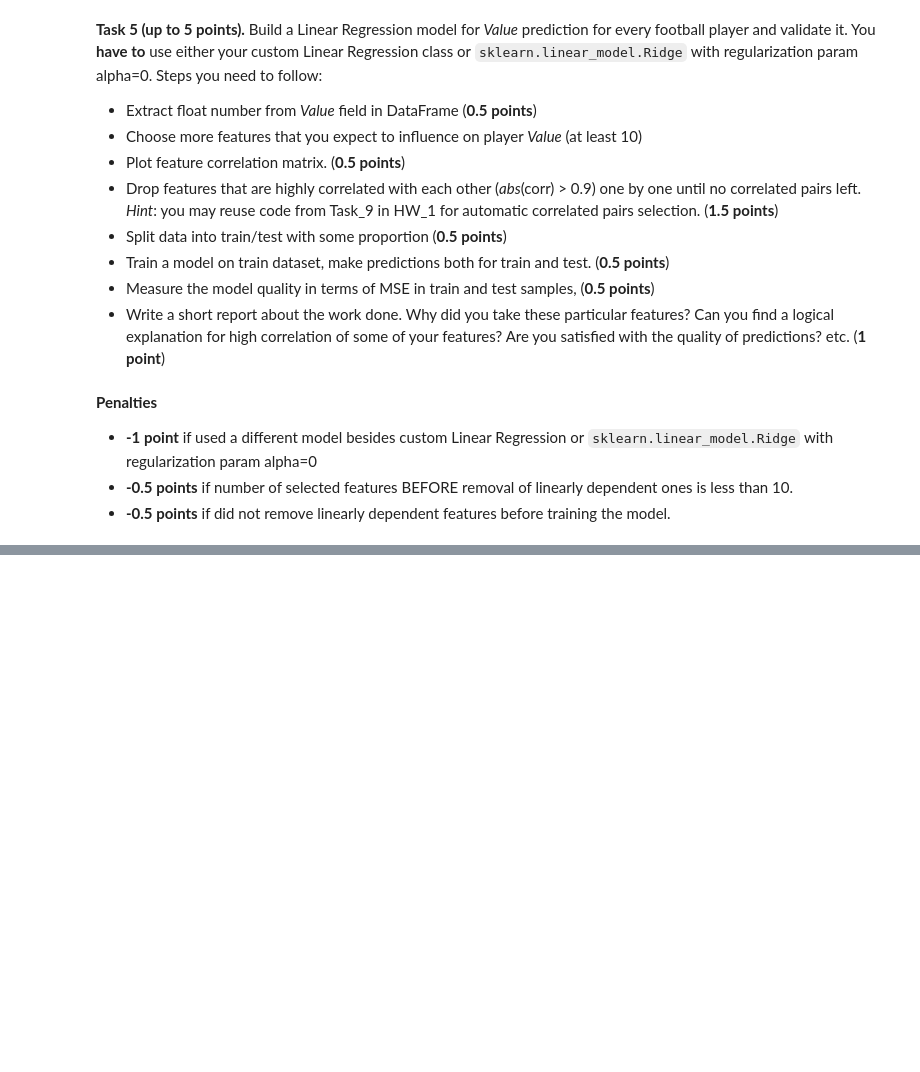
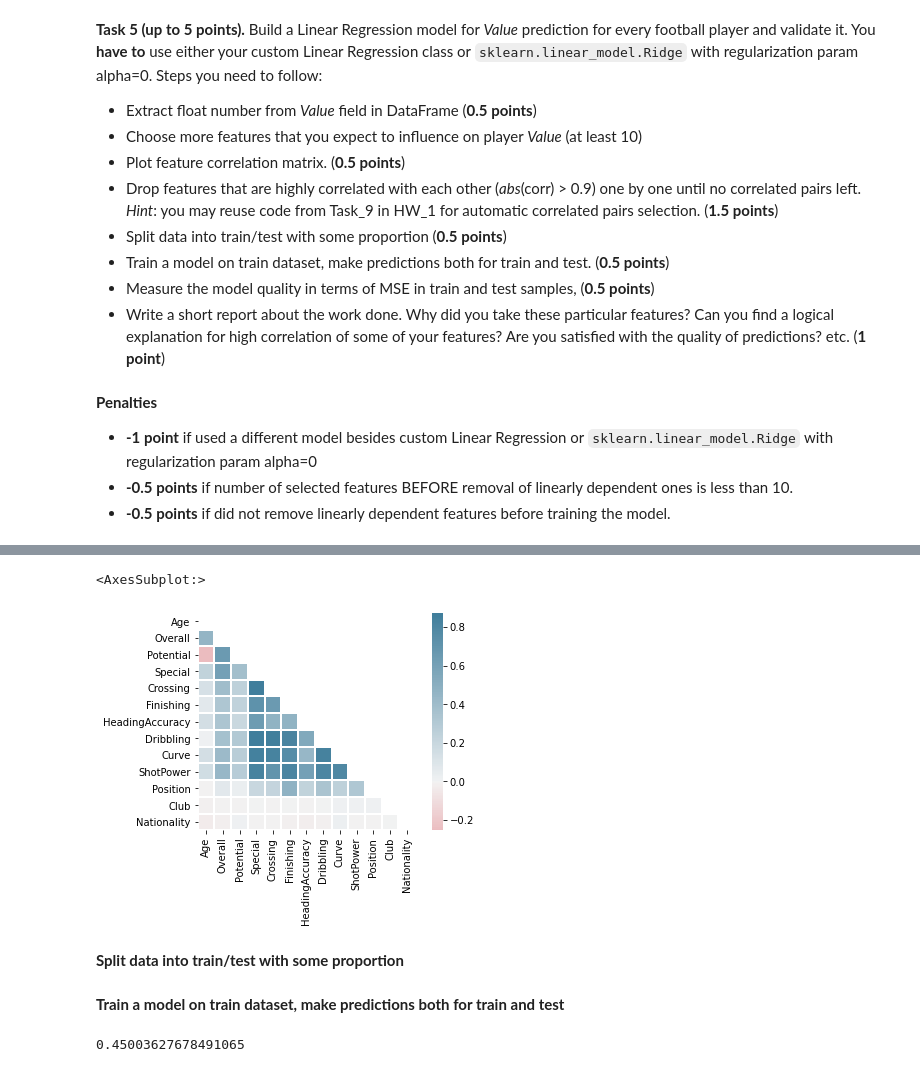
Before and after one commit to kinkpunk/ml-intro, a Jupyter notebook: 2_linear_regression/seminar_and_homework.ipynb, the cells around one changed output, grey strips where cells are left out. Cells and saved outputs as stored; diff of their text form; code cells hidden in the pictures; blank space fills up the shorter version.

```diff
--- a/2_linear_regression/seminar_and_homework.ipynb
+++ b/2_linear_regression/seminar_and_homework.ipynb
@@ -443,0 +581,17 @@ player.head()
+# %%
+#По оставшимся столбцам проверяем, есть ли корреляция выше 0.9
+value_features_corr = ['Age', 'Overall', 'Potential', 'Special', 'Crossing', 'Finishing',
+                       'HeadingAccuracy', 'Dribbling', 'Curve', 'ShotPower', 'Position', 'Club', 'Nationality']
+# %%
+correlation = test_data[value_features_corr].corr(method='pearson')
+# %%
+#Plot feature correlation matrix
+mask = np.triu(np.ones_like(correlation, dtype=bool))
+cmap = sns.diverging_palette(10, 950, as_cmap=True)
+sns.heatmap(correlation, mask=mask, cmap=cmap, center=0,
+            square=True, linewidths=1, cbar_kws={"shrink": 1})
+# %% [output]
+<AxesSubplot:>
+[figure, added]
+# %% [markdown]
+**Split data into train/test with some proportion**
@@ -443,0 +600,2 @@ player.head()
+# %% [markdown]
+**Train a model on train dataset, make predictions both for train and test**
@@ -443,0 +608,4 @@ player.head()
+# %%
+lr.score(X_test, y_test)
+# %% [output]
+0.45003627678491065
```
Also changed, not shown: parts of 37 cells of this notebook.
